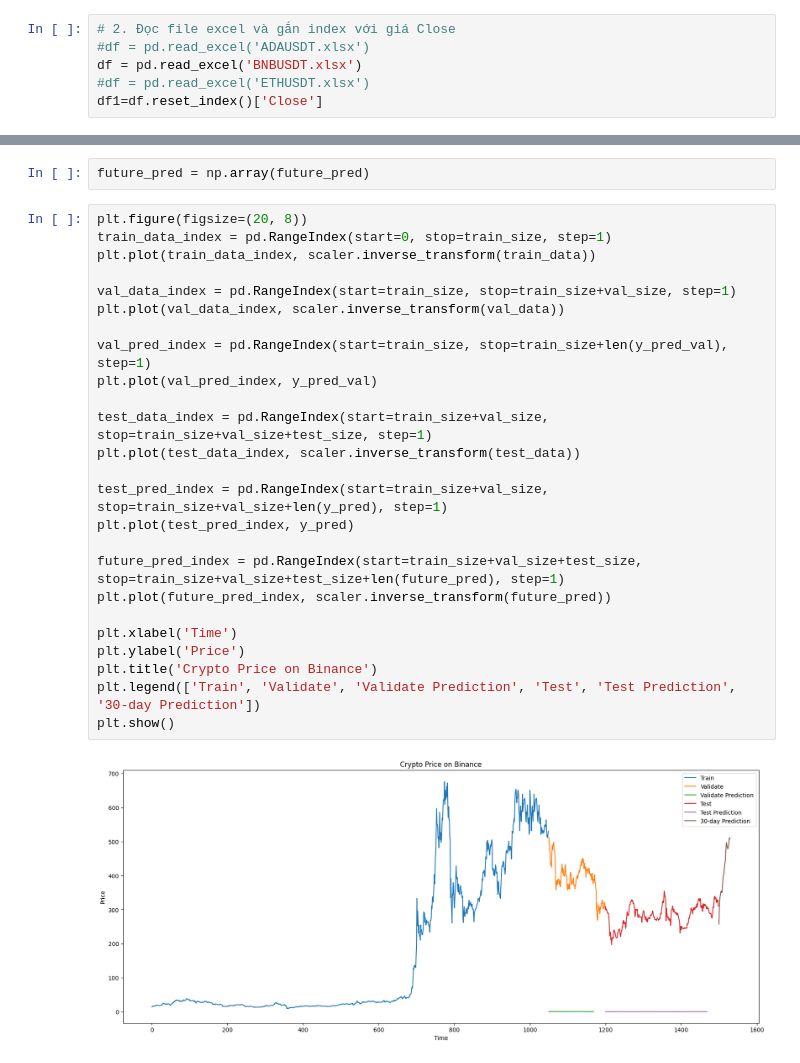
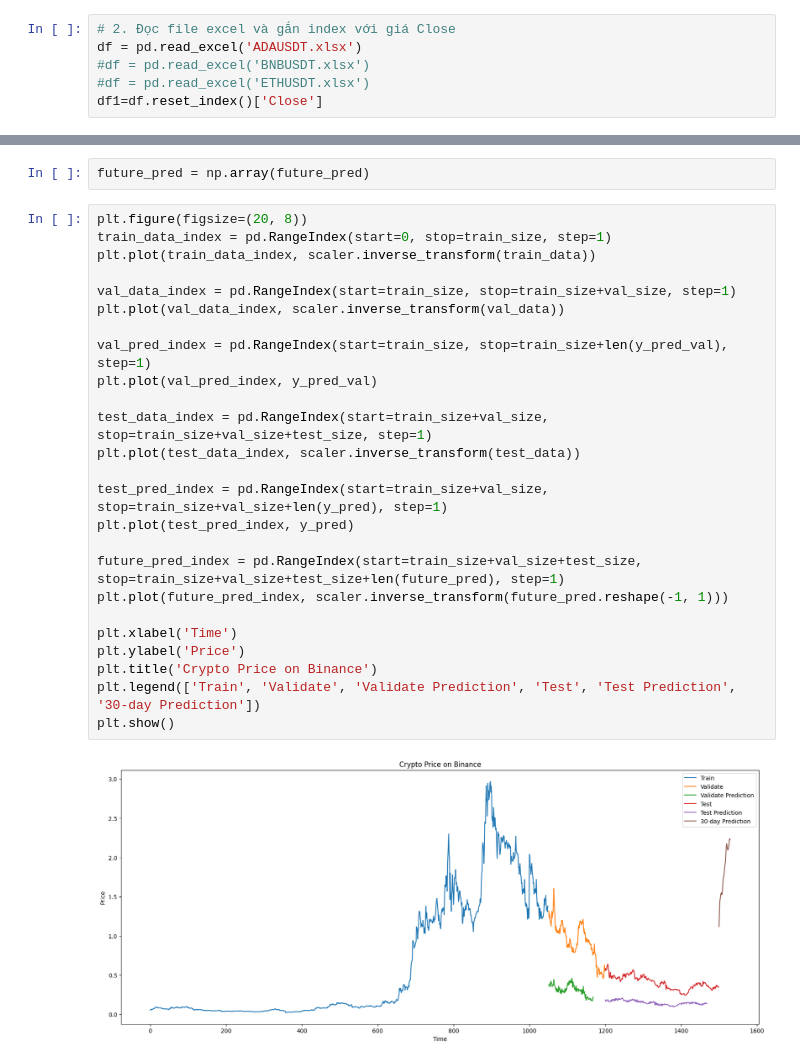
Before and after one commit to hoapham2k2/IS403.N21.HTTT_Nhom6, a Jupyter notebook: SVR.ipynb, the cells around one changed output, grey strips where cells are left out. Drawn from its saved outputs; the diff is of its cells as text.

```diff
--- a/SVR.ipynb
+++ b/SVR.ipynb
@@ -10,8 +10,8 @@ import pandas as pd
 from sklearn.preprocessing import MinMaxScaler
 # %%
 # 2. Đọc file excel và gắn index với giá Close
-#df = pd.read_excel('ADAUSDT.xlsx')
-df = pd.read_excel('BNBUSDT.xlsx')
+df = pd.read_excel('ADAUSDT.xlsx')
+#df = pd.read_excel('BNBUSDT.xlsx')
 #df = pd.read_excel('ETHUSDT.xlsx')
 df1=df.reset_index()['Close']
 # %%
@@ -222,27 +222,27 @@ future_pred = np.array(future_pred)
 # %%
 plt.figure(figsize=(20, 8))
 train_data_index = pd.RangeIndex(start=0, stop=train_size, step=1)
 plt.plot(train_data_index, scaler.inverse_transform(train_data))
 
 val_data_index = pd.RangeIndex(start=train_size, stop=train_size+val_size, step=1)
 plt.plot(val_data_index, scaler.inverse_transform(val_data))
 
 val_pred_index = pd.RangeIndex(start=train_size, stop=train_size+len(y_pred_val), step=1)
 plt.plot(val_pred_index, y_pred_val)
 
 test_data_index = pd.RangeIndex(start=train_size+val_size, stop=train_size+val_size+test_size, step=1)
 plt.plot(test_data_index, scaler.inverse_transform(test_data))
 
 test_pred_index = pd.RangeIndex(start=train_size+val_size, stop=train_size+val_size+len(y_pred), step=1)
 plt.plot(test_pred_index, y_pred)
 
 future_pred_index = pd.RangeIndex(start=train_size+val_size+test_size, stop=train_size+val_size+test_size+len(future_pred), step=1)
-plt.plot(future_pred_index, scaler.inverse_transform(future_pred))
+plt.plot(future_pred_index, scaler.inverse_transform(future_pred.reshape(-1, 1)))
 
 plt.xlabel('Time')
 plt.ylabel('Price')
 plt.title('Crypto Price on Binance')
 plt.legend(['Train', 'Validate', 'Validate Prediction', 'Test', 'Test Prediction', '30-day Prediction'])
 plt.show()
 # %% [output]
-[figure, old version]
+[figure, new version]
```
Also changed, not shown: parts of 6 cells of this notebook.
